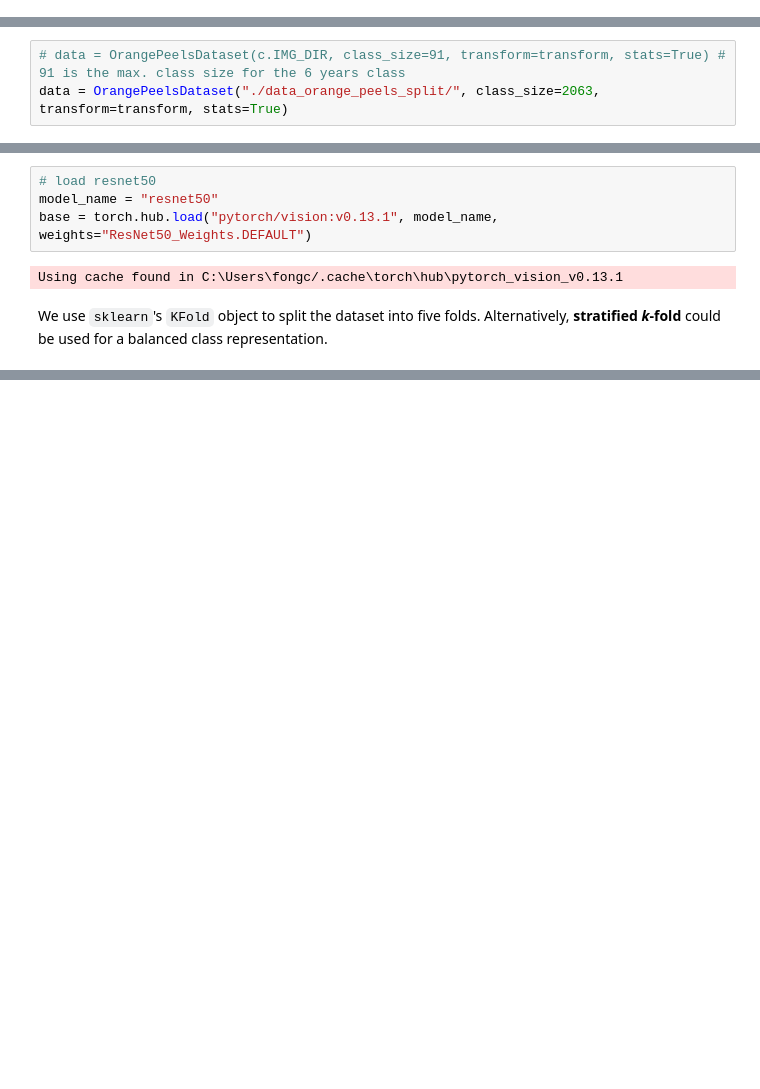
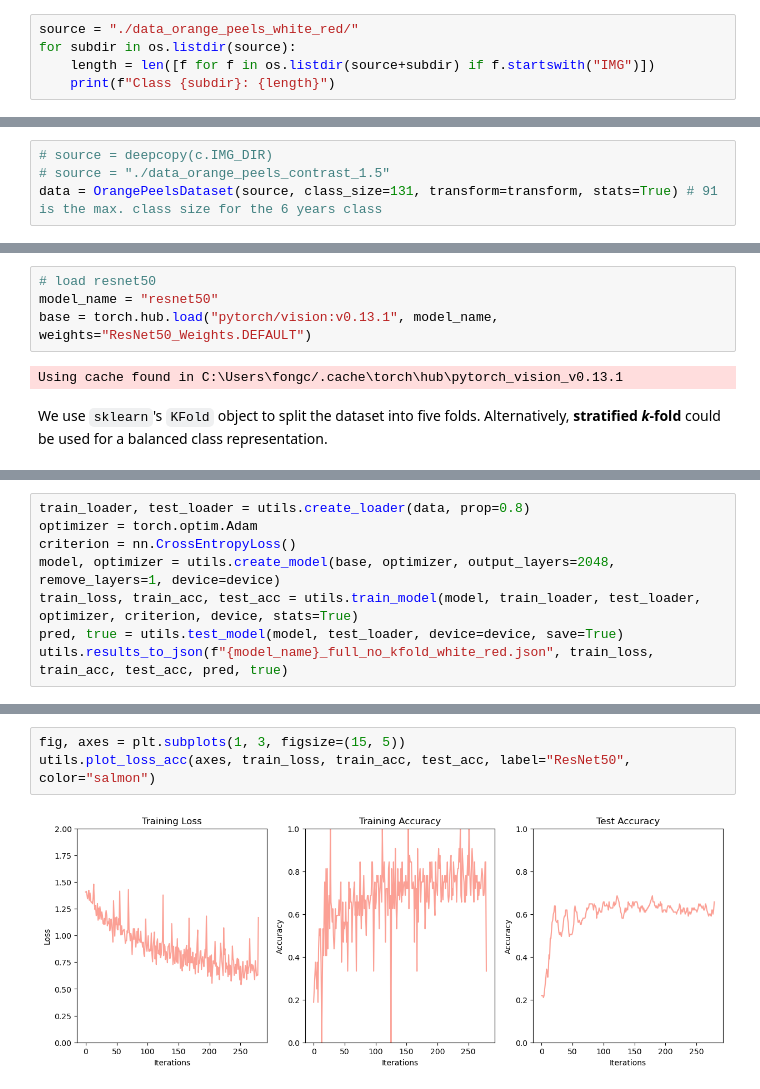
Before and after one commit to fongc123/fyp2022, a Jupyter notebook: deep learning/test_models.ipynb, the cells around one changed output, grey strips where cells are left out. Drawn from its saved outputs; the diff is of its cells as text; blank space fills up the shorter version.

Commit message:
added models for deployment

```diff
--- a/deep learning/test_models.ipynb
+++ b/deep learning/test_models.ipynb
@@ -27,3 +31,8 @@ inv_transform = transforms.Compose([
 # %% [markdown]
 # Loading the Data
 We load the data such that each class is represented equally.
+# %%
+source = "./data_orange_peels_white_red/"
+for subdir in os.listdir(source):
+    length = len([f for f in os.listdir(source+subdir) if f.startswith("IMG")])
+    print(f"Class {subdir}: {length}")
@@ -30,4 +44,5 @@ We load the data such that each class is represented equally.
 # %%
-# data = OrangePeelsDataset(c.IMG_DIR, class_size=91, transform=transform, stats=True) # 91 is the max. class size for the 6 years class
-data = OrangePeelsDataset("./data_orange_peels_split/", class_size=2063, transform=transform, stats=True)
+# source = deepcopy(c.IMG_DIR)
+# source = "./data_orange_peels_contrast_1.5"
+data = OrangePeelsDataset(source, class_size=131, transform=transform, stats=True) # 91 is the max. class size for the 6 years class
 # %% [output]
@@ -95,0 +93,8 @@ KeyboardInterrupt:
+# %%
+train_loader, test_loader = utils.create_loader(data, prop=0.8)
+optimizer = torch.optim.Adam
+criterion = nn.CrossEntropyLoss()
+model, optimizer = utils.create_model(base, optimizer, output_layers=2048, remove_layers=1, device=device)
+train_loss, train_acc, test_acc = utils.train_model(model, train_loader, test_loader, optimizer, criterion, device, stats=True)
+pred, true = utils.test_model(model, test_loader, device=device, save=True)
+utils.results_to_json(f"{model_name}_full_no_kfold_white_red.json", train_loss, train_acc, test_acc, pred, true)
@@ -95,0 +119,5 @@ KeyboardInterrupt:
+# %%
+fig, axes = plt.subplots(1, 3, figsize=(15, 5))
+utils.plot_loss_acc(axes, train_loss, train_acc, test_acc, label="ResNet50", color="salmon")
+# %% [output]
+[figure, added]
```
Also changed, not shown: parts of 10 cells of this notebook, 20 other files.
